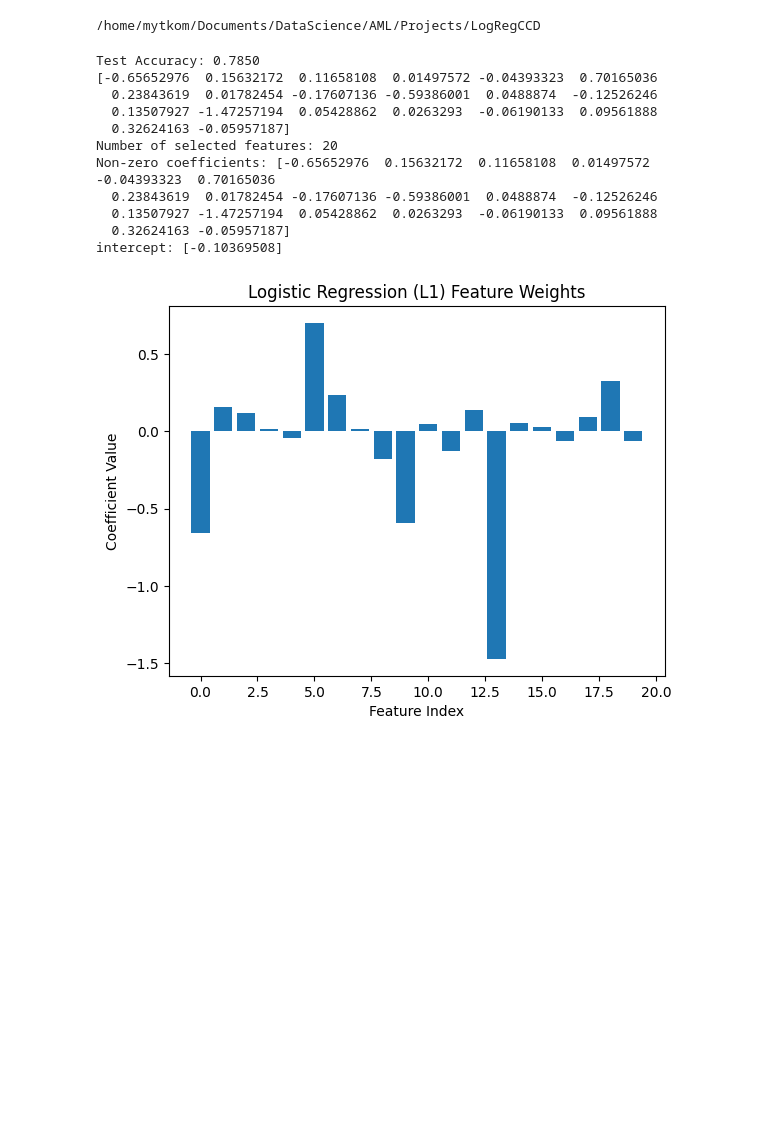
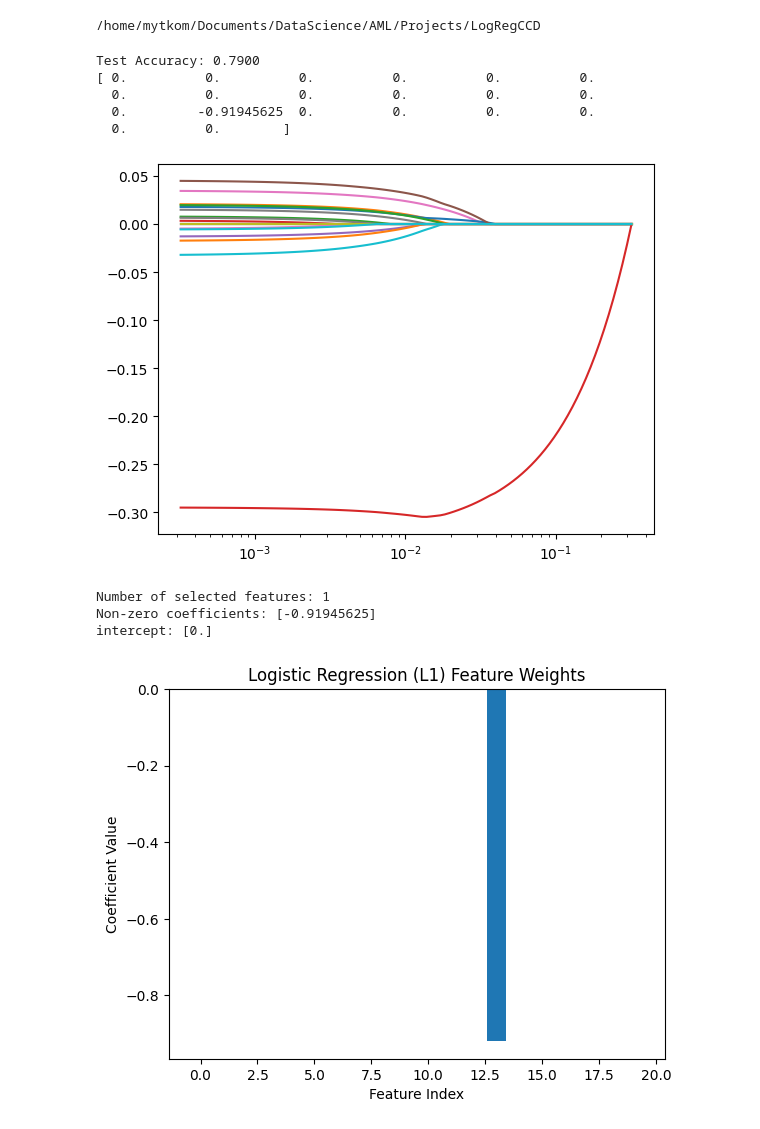
Before and after one commit to mytkom/LogRegCCD, a Jupyter notebook: notebooks/comparison.ipynb, the cells around one changed output. Saved outputs shown, nothing was run; the diff lists cells and outputs as text; code cells hidden in the pictures; blank space fills up the shorter version.

Commit message:
method improvements and regularization path plot (still probably not correct)

```diff
--- a/notebooks/comparison.ipynb
+++ b/notebooks/comparison.ipynb
@@ -26,46 +27,50 @@ X, y = make_classification(
 X_train, X_test, y_train, y_test = train_test_split(X, y, test_size=0.2, random_state=42)
 
 scaler = StandardScaler()
 scaler.fit(X_train)
 X_train = scaler.transform(X_train)
 
 # Train Logistic Regression with L1 penalty (Lasso)
-model = LogisticRegression(penalty='l1', solver='liblinear', C=1000)
+model = LogisticRegression(penalty='l1', solver='liblinear', C=0.01)
 model.fit(X_train, y_train)
 
 # Predict and evaluate accuracy
 y_pred = model.predict(X_test)
 accuracy = accuracy_score(y_test, y_pred)
 print(f"Test Accuracy: {accuracy:.4f}")
 
 # Display non-zero coefficients to check feature selection
 coefficients = model.coef_.flatten()
 print(coefficients)
 num_selected_features = np.sum(coefficients != 0)
 
+alphas_lasso, coefs_lasso, _ = lasso_path(X_train, y_train)
+plt.figure(1)
+for i, coef_lasso in enumerate(coefs_lasso):
+    plt.semilogx(alphas_lasso, coef_lasso, label=f"{i}")
+plt.show()
+
 print(f"Number of selected features: {num_selected_features}")
 print(f"Non-zero coefficients: {coefficients[coefficients != 0]}")
 print(f"intercept: {model.intercept_}")
 
 # Plot feature coefficients
 plt.bar(range(len(coefficients)), coefficients)
 plt.xlabel("Feature Index")
 plt.ylabel("Coefficient Value")
 plt.title("Logistic Regression (L1) Feature Weights")
 plt.show()
 # %% [output]
-Test Accuracy: 0.7850
-[-0.65652976  0.15632172  0.11658108  0.01497572 -0.04393323  0.70165036
-  0.23843619  0.01782454 -0.17607136 -0.59386001  0.0488874  -0.12526246
-  0.13507927 -1.47257194  0.05428862  0.0263293  -0.06190133  0.09561888
-  0.32624163 -0.05957187]
-Number of selected features: 20
-Non-zero coefficients: [-0.65652976  0.15632172  0.11658108  0.01497572 -0.04393323  0.70165036
-  0.23843619  0.01782454 -0.17607136 -0.59386001  0.0488874  -0.12526246
-  0.13507927 -1.47257194  0.05428862  0.0263293  -0.06190133  0.09561888
-  0.32624163 -0.05957187]
-intercept: [-0.10369508]
+Test Accuracy: 0.7900
+[ 0.          0.          0.          0.          0.          0.
+  0.          0.          0.          0.          0.          0.
+  0.         -0.91945625  0.          0.          0.          0.
+  0.          0.        ]
-[figure, old version]
+[figure, new version]
+Number of selected features: 1
+Non-zero coefficients: [-0.91945625]
+intercept: [0.]
+[figure, added]
 # %%
 import src.measures as measure
 
```
Also changed, not shown: parts of 2 cells of this notebook, 1 other file.
